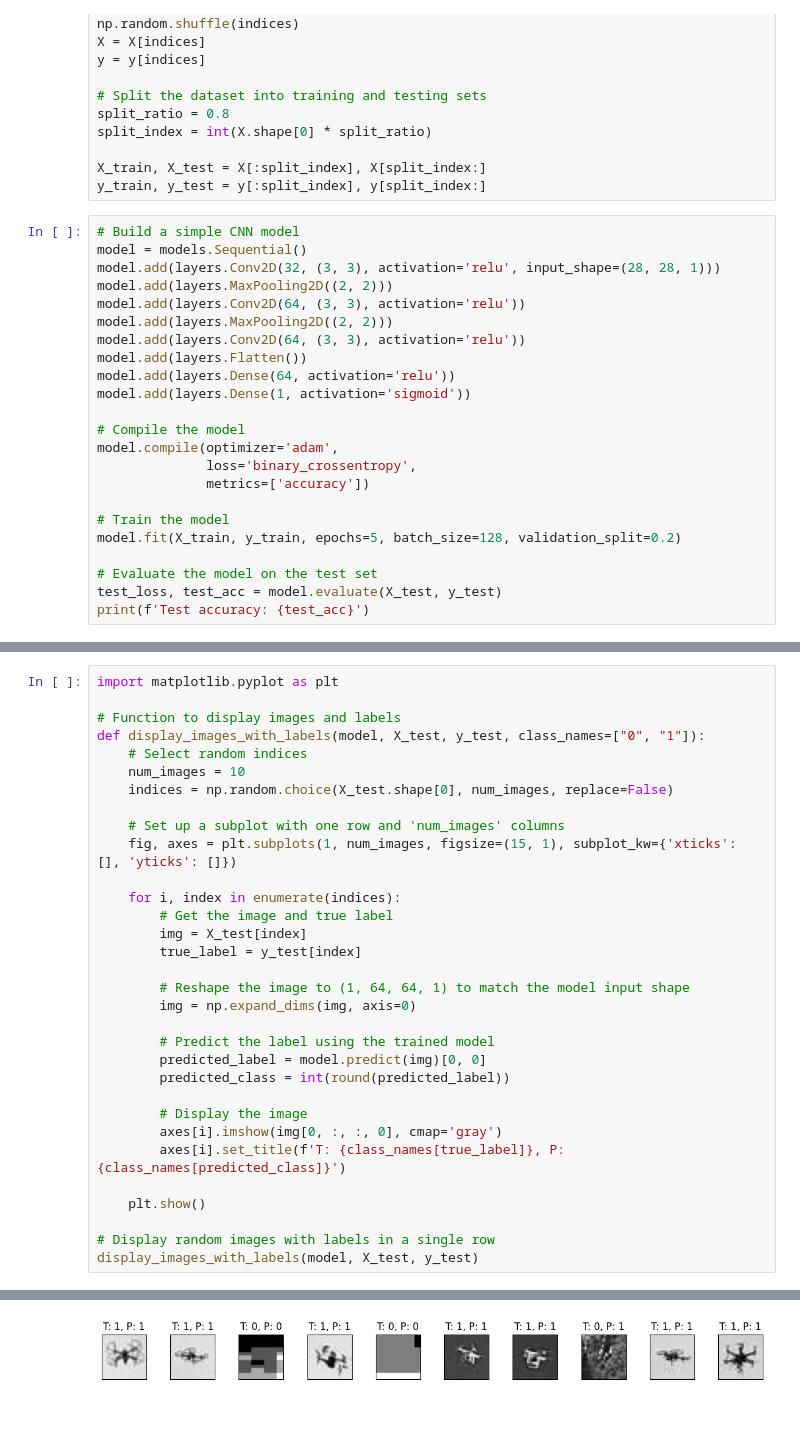
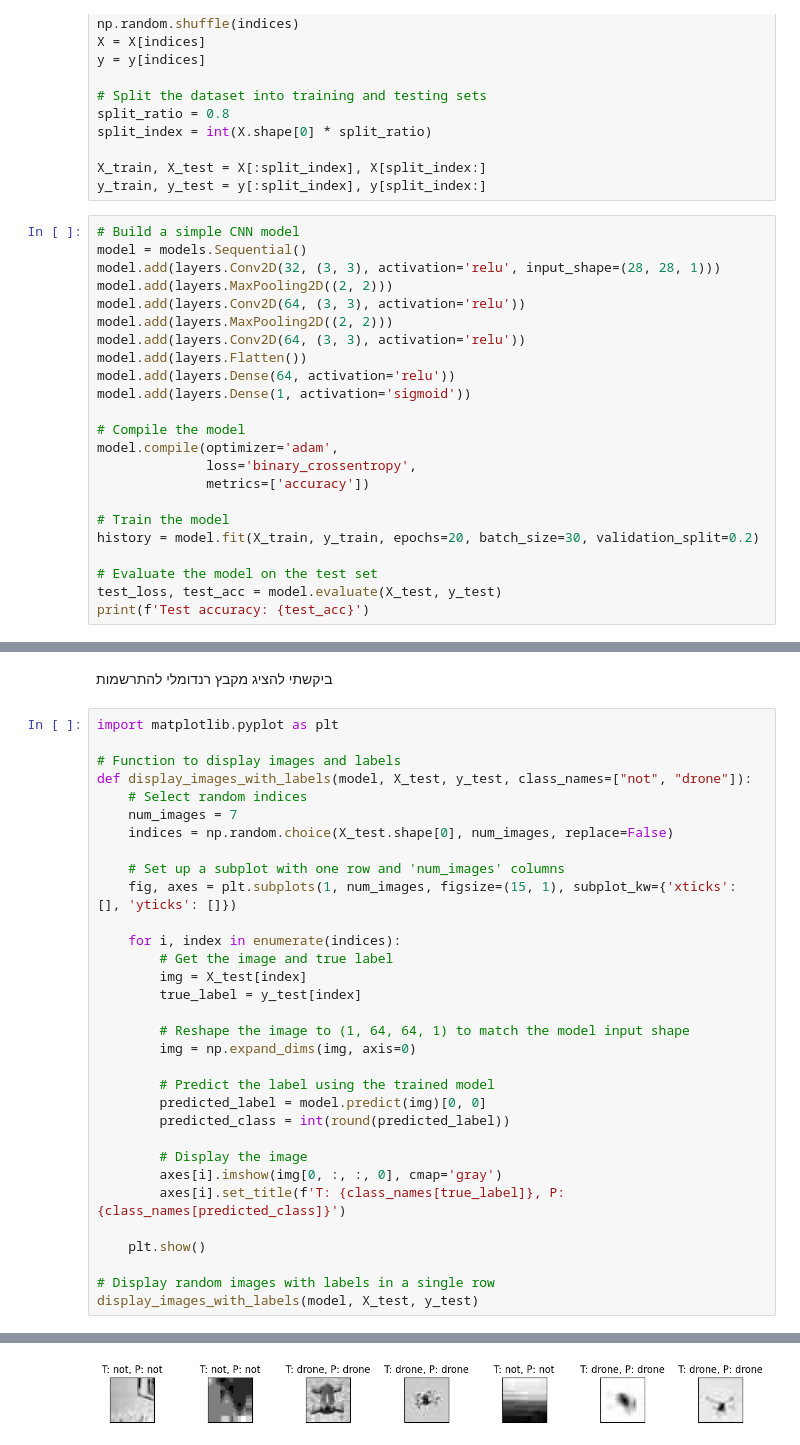
Before and after one commit to danunter/hw, a Jupyter notebook: hw4_preprocessing_and_cnn_NN_drone_dataset.ipynb, the cells around one changed output, grey strips where cells are left out. Cells and saved outputs as stored; diff of their text form; blank space fills up the shorter version.

```diff
--- a/hw4_preprocessing_and_cnn_NN_drone_dataset.ipynb
+++ b/hw4_preprocessing_and_cnn_NN_drone_dataset.ipynb
@@ -337,7 +231,7 @@ model.compile(optimizer='adam',
               metrics=['accuracy'])
 
 # Train the model
-model.fit(X_train, y_train, epochs=5, batch_size=128, validation_split=0.2)
+history = model.fit(X_train, y_train, epochs=20, batch_size=30, validation_split=0.2)
 
 # Evaluate the model on the test set
 test_loss, test_acc = model.evaluate(X_test, y_test)
@@ -358,10 +286,12 @@ Test accuracy: 0.9736247062683105
+# %% [markdown]
+ביקשתי להציג מקבץ רנדומלי להתרשמות
 # %%
 import matplotlib.pyplot as plt
 
 # Function to display images and labels
-def display_images_with_labels(model, X_test, y_test, class_names=["0", "1"]):
+def display_images_with_labels(model, X_test, y_test, class_names=["not", "drone"]):
     # Select random indices
-    num_images = 10
+    num_images = 7
     indices = np.random.choice(X_test.shape[0], num_images, replace=False)
 
     # Set up a subplot with one row and 'num_images' columns
@@ -401 +328 @@ display_images_with_labels(model, X_test, y_test)
-[figure, old version]
+[figure, new version]
```
Also changed, not shown: parts of 9 cells of this notebook.
